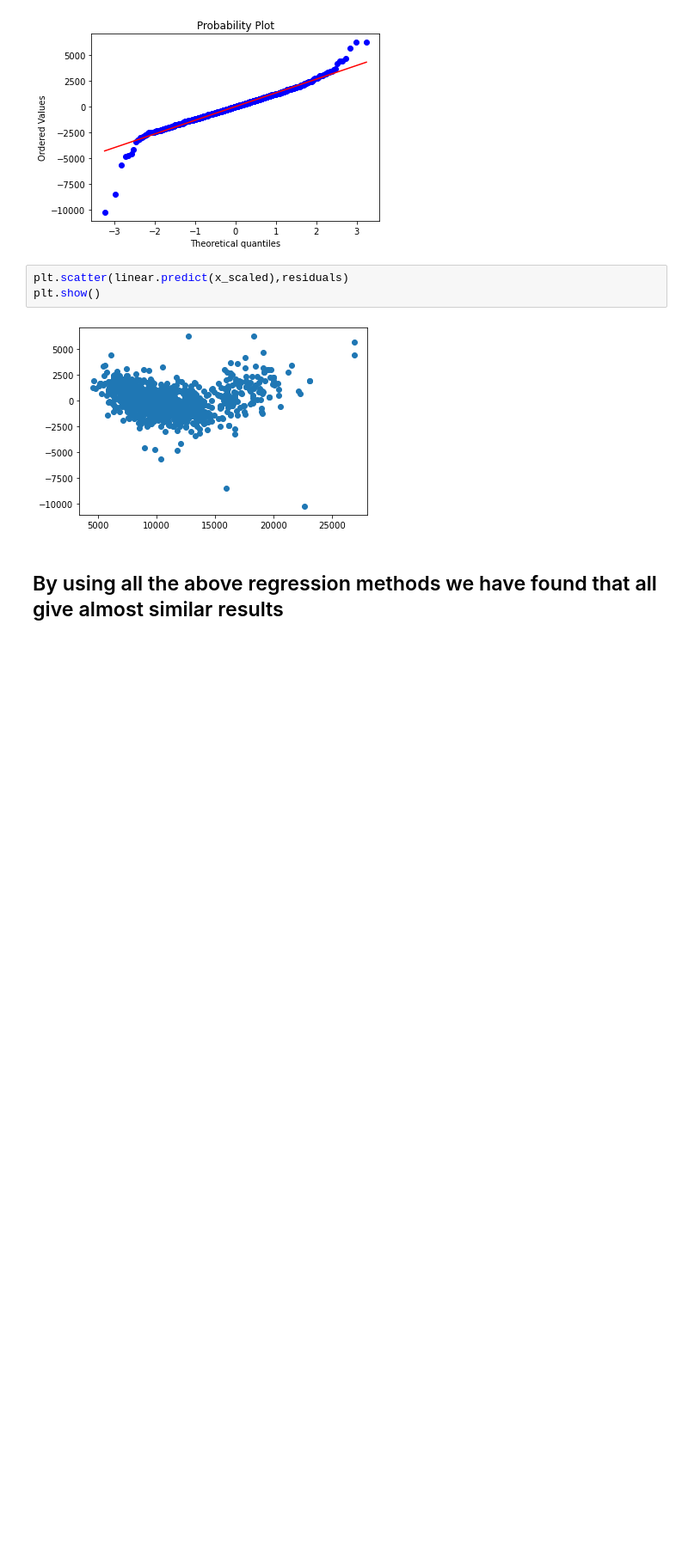
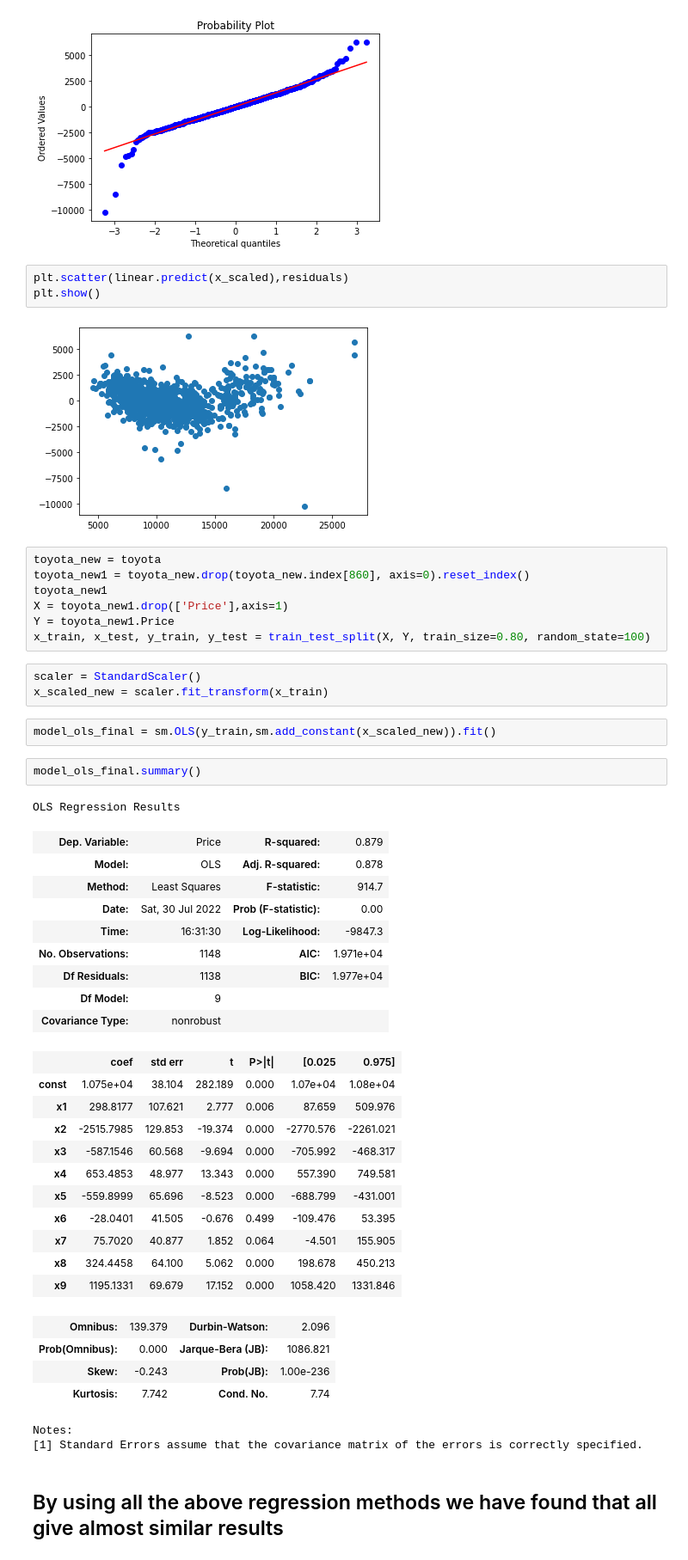
Before and after one commit to shubh24billu/Multilinear_Reg, a Jupyter notebook: TOYOTA_multilinear assignment.ipynb, the cells around one changed output. Shown at 86% size. Cells and saved outputs as stored; diff of their text form; blank space fills up the shorter version.

```diff
--- a/TOYOTA_multilinear assignment.ipynb
+++ b/TOYOTA_multilinear assignment.ipynb
@@ -467,6 +508,48 @@ plt.scatter(linear.predict(x_scaled),residuals)
 plt.show()
 # %% [output]
 [figure]
+# %%
+toyota_new = toyota
+toyota_new1 = toyota_new.drop(toyota_new.index[860], axis=0).reset_index()
+toyota_new1
+X = toyota_new1.drop(['Price'],axis=1)
+Y = toyota_new1.Price
+x_train, x_test, y_train, y_test = train_test_split(X, Y, train_size=0.80, random_state=100)
+# %%
+scaler = StandardScaler()
+x_scaled_new = scaler.fit_transform(x_train)
+# %%
+model_ols_final = sm.OLS(y_train,sm.add_constant(x_scaled_new)).fit()
+# %%
+model_ols_final.summary()
+# %% [output]
+OLS Regression Results
+| Dep. Variable: | Price | R-squared: | 0.879 |
+| Model: | OLS | Adj. R-squared: | 0.878 |
+| Method: | Least Squares | F-statistic: | 914.7 |
+| Date: | Sat, 30 Jul 2022 | Prob (F-statistic): | 0.00 |
+| Time: | 16:31:30 | Log-Likelihood: | -9847.3 |
+| No. Observations: | 1148 | AIC: | 1.971e+04 |
+| Df Residuals: | 1138 | BIC: | 1.977e+04 |
+| Df Model: | 9 |  |  |
+| Covariance Type: | nonrobust |  |  |
+|  | coef | std err | t | P>|t| | [0.025 | 0.975] |
+| const | 1.075e+04 | 38.104 | 282.189 | 0.000 | 1.07e+04 | 1.08e+04 |
+| x1 | 298.8177 | 107.621 | 2.777 | 0.006 | 87.659 | 509.976 |
+| x2 | -2515.7985 | 129.853 | -19.374 | 0.000 | -2770.576 | -2261.021 |
+| x3 | -587.1546 | 60.568 | -9.694 | 0.000 | -705.992 | -468.317 |
+| x4 | 653.4853 | 48.977 | 13.343 | 0.000 | 557.390 | 749.581 |
+| x5 | -559.8999 | 65.696 | -8.523 | 0.000 | -688.799 | -431.001 |
+| x6 | -28.0401 | 41.505 | -0.676 | 0.499 | -109.476 | 53.395 |
+| x7 | 75.7020 | 40.877 | 1.852 | 0.064 | -4.501 | 155.905 |
+| x8 | 324.4458 | 64.100 | 5.062 | 0.000 | 198.678 | 450.213 |
+| x9 | 1195.1331 | 69.679 | 17.152 | 0.000 | 1058.420 | 1331.846 |
+| Omnibus: | 139.379 | Durbin-Watson: | 2.096 |
+| Prob(Omnibus): | 0.000 | Jarque-Bera (JB): | 1086.821 |
+| Skew: | -0.243 | Prob(JB): | 1.00e-236 |
+| Kurtosis: | 7.742 | Cond. No. | 7.74 |
+Notes:
+[1] Standard Errors assume that the covariance matrix of the errors is correctly specified.
 # %% [markdown]
 ## By using all the above regression methods we have found that all give almost similar results
 # %% [markdown]
```
Also changed, not shown: parts of 23 cells of this notebook, 1 other file.
